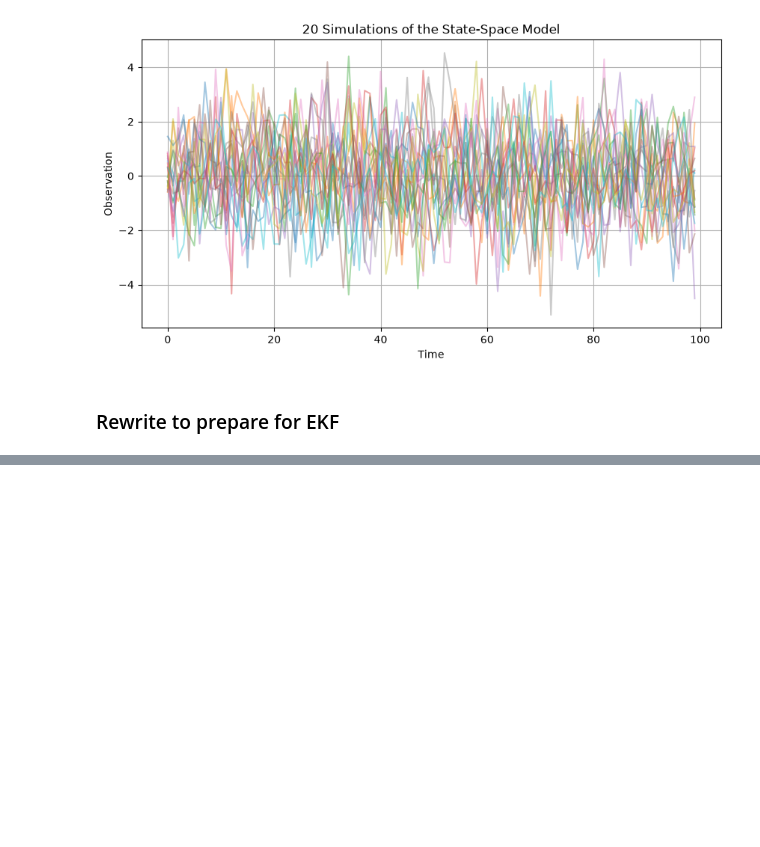
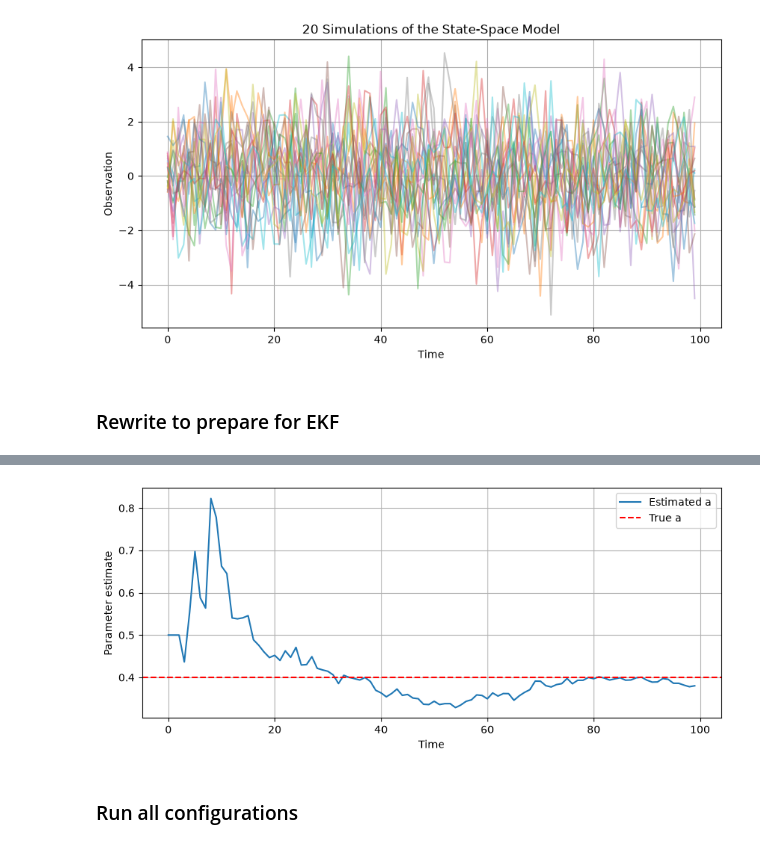
Before and after one commit to Husted42/advanced-time-series-analysis, a Jupyter notebook: assignment-2/part-4/code.ipynb, the cells around one changed output, grey strips where cells are left out. Drawn from its saved outputs; the diff is of its cells as text; code cells hidden in the pictures; blank space fills up the shorter version.

```diff
--- a/assignment-2/part-4/code.ipynb
+++ b/assignment-2/part-4/code.ipynb
@@ -198,0 +200,10 @@ Control input: [1. 1. 1. 1. 1. 1. 1. 1. 1. 1. 1. 1. 1. 1. 1. 1. 1. 1. 1. 1. 1. 1
+# %%
+a_init = 0.5
+a_var_init = 1
+
+z = np.array([0.0, a_init])
+
+P = np.diag([1.0, a_var_init])
+
+Q = np.diag([1.0, 0.0])
+R = 1.0
@@ -198,0 +269,15 @@ Control input: [1. 1. 1. 1. 1. 1. 1. 1. 1. 1. 1. 1. 1. 1. 1. 1. 1. 1. 1. 1. 1. 1
+# %%
+plt.figure(figsize=(10, 4))
+
+plt.plot(estimates[:, 1], label="Estimated a")
+plt.axhline(0.4, color="red", linestyle="--", label="True a")
+
+plt.xlabel("Time")
+plt.ylabel("Parameter estimate")
+plt.legend()
+plt.grid(True)
+plt.show()
+# %% [output]
+[figure, added]
+# %% [markdown]
+### Run all configurations
```
Also changed, not shown: parts of 12 cells of this notebook, 2 other files.
